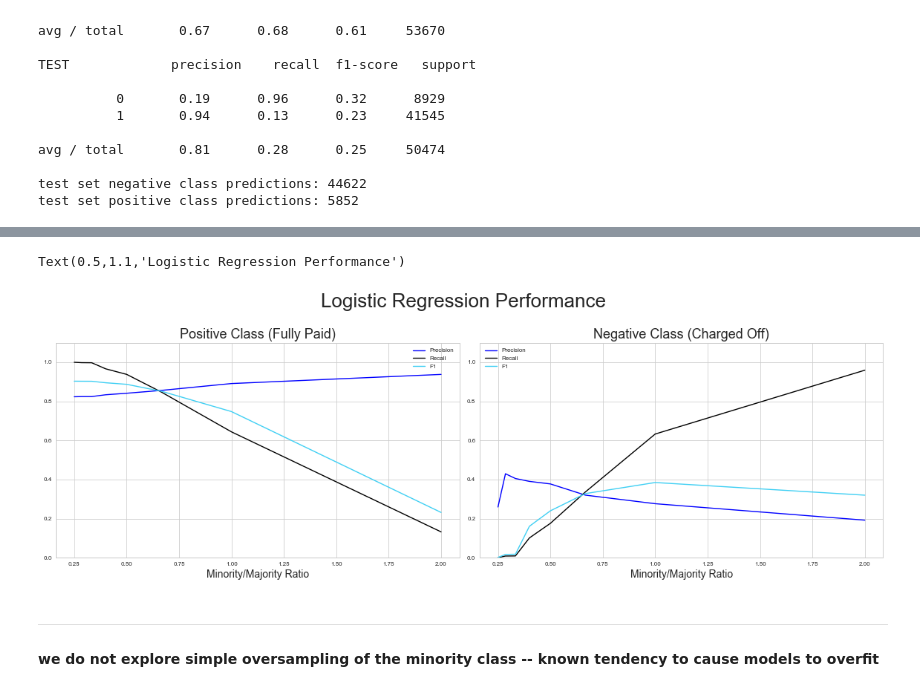
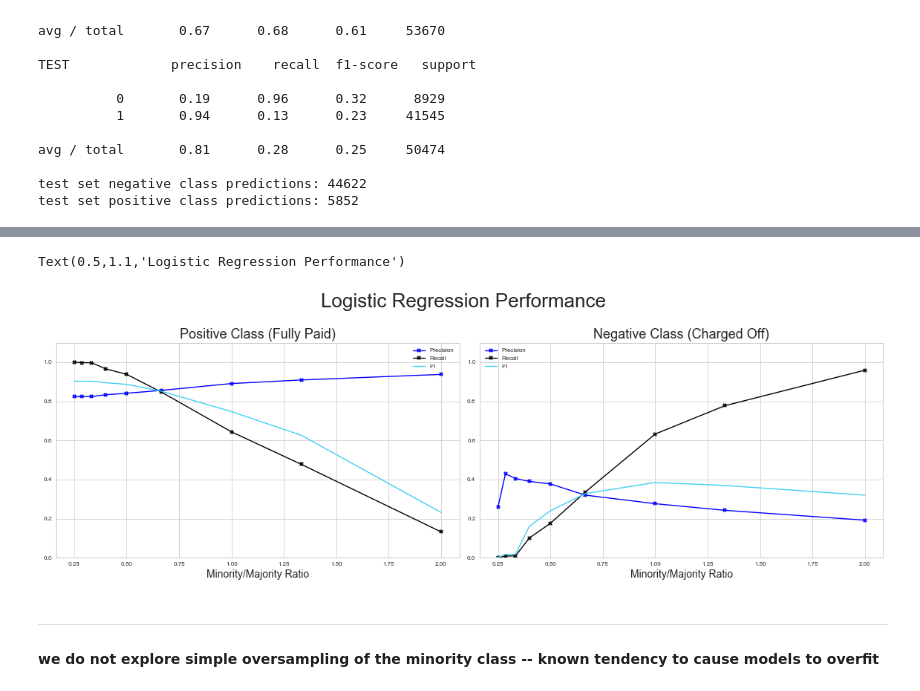
Before and after one commit to pandrewg/Lending-Club, a Jupyter notebook: analysis-pt2-imbalance-fix.ipynb, the cells around one changed output, grey strips where cells are left out. Cells and saved outputs as stored; diff of their text form; code cells hidden in the pictures.

```diff
--- a/analysis-pt2-imbalance-fix.ipynb
+++ b/analysis-pt2-imbalance-fix.ipynb
@@ -209,7 +209,7 @@ avg / total       0.80      0.41      0.44     50474
 # %%
 # summarize the process done above, over several resampled ratios of minority : majority examples
 
-multiples = [4,3.5,3,2.5,2,1.5,1,0.5]
+multiples = [4,3.5,3,2.5,2,1.5,1,0.75,0.5]
 ratios = []
 for multiple in multiples:
     ratios.append(1/multiple)
@@ -244,27 +244,27 @@ for multiple in multiples:
 # %%
 fig, ((ax1,ax2)) = plt.subplots(1,2,figsize=(16,5))
 
-ax1.plot(ratios,pos_precisions,'b')
-ax1.plot(ratios,pos_recalls,'k')
+ax1.plot(ratios,pos_precisions,'bX-')
+ax1.plot(ratios,pos_recalls,'kX-')
 ax1.plot(ratios,pos_f1s,'#41d0f4')
 ax1.legend(['Precision','Recall','F1'])
 ax1.set_title('Positive Class (Fully Paid)',fontsize=18)
 ax1.set_xlabel('Minority/Majority Ratio',fontsize=14)
 ax1.set_ylim([0,1.1])
 
-ax2.plot(ratios,neg_precisions,'b')
-ax2.plot(ratios,neg_recalls,'k')
+ax2.plot(ratios,neg_precisions,'bX-')
+ax2.plot(ratios,neg_recalls,'kX-')
 ax2.plot(ratios,neg_f1s,'#41d0f4')
 ax2.legend(['Precision','Recall','F1'])
 ax2.set_title('Negative Class (Charged Off)',fontsize=18)
 ax2.set_xlabel('Minority/Majority Ratio',fontsize=14)
 ax2.set_ylim([0,1.1])
 
 plt.tight_layout()
 plt.suptitle('Logistic Regression Performance',fontsize=26,x=0.5,y=1.1)
 # %% [output]
 Text(0.5,1.1,'Logistic Regression Performance')
-[figure, old version]
+[figure, new version]
 # %% [markdown]
 ---
 
```
Also changed, not shown: parts of 3 cells of this notebook, 2 other files.
